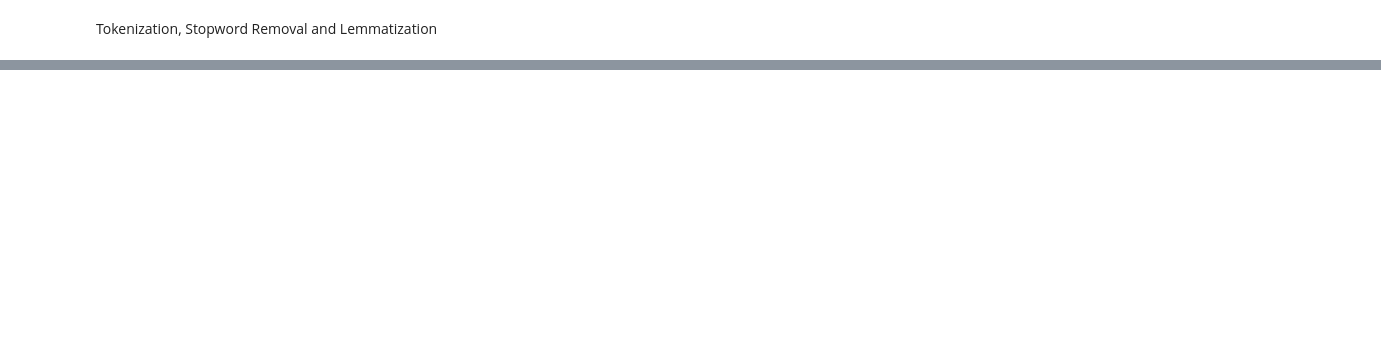
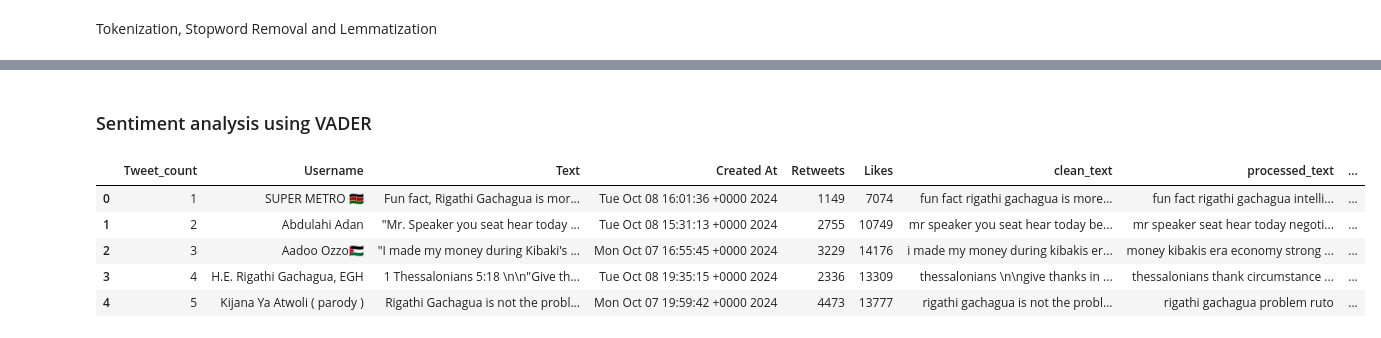
Before and after one commit to data-driven-news/X-sentiment-analysis, a Jupyter notebook: student.ipynb, the cells around one changed output, grey strips where cells are left out. Drawn from its saved outputs; the diff is of its cells as text; code cells hidden in the pictures; blank space fills up the shorter version.

```diff
--- a/student.ipynb
+++ b/student.ipynb
@@ -141,0 +141,24 @@ LookupError:
+# %% [markdown]
+### Sentiment analysis using VADER
+# %%
+analyzer = SentimentIntensityAnalyzer()
+
+def get_vader_sentiment(text):
+    score = analyzer.polarity_scores(text)
+    if score['compound'] >= 0.05:
+        return 'Positive'
+    elif score['compound'] <= -0.05:
+        return 'Negative'
+    else:
+        return 'Neutral'
+
+# Apply VADER sentiment analysis
+df['Vader_Sentiment'] = df['processed_text'].apply(get_vader_sentiment)
+df.head()
+# %% [output]
+|  | Tweet_count | Username | Text | Created At | Retweets | Likes | clean_text | processed_text | ... |
+| 0 | 1 | SUPER METRO 🇰🇪 | Fun fact, Rigathi Gachagua is mor... | Tue Oct 08 16:01:36 +0000 2024 | 1149 | 7074 | fun fact rigathi gachagua is more... | fun fact rigathi gachagua intelli... | ... |
+| 1 | 2 | Abdulahi Adan | "Mr. Speaker you seat hear today ... | Tue Oct 08 15:31:13 +0000 2024 | 2755 | 10749 | mr speaker you seat hear today be... | mr speaker seat hear today negoti... | ... |
+| 2 | 3 | Aadoo Ozzo🇵🇸 | "I made my money during Kibaki's ... | Mon Oct 07 16:55:45 +0000 2024 | 3229 | 14176 | i made my money during kibakis er... | money kibakis era economy strong ... | ... |
+| 3 | 4 | H.E. Rigathi Gachagua, EGH | 1 Thessalonians 5:18 \n\n"Give th... | Tue Oct 08 19:35:15 +0000 2024 | 2336 | 13309 | thessalonians \n\ngive thanks in ... | thessalonians thank circumstance ... | ... |
+| 4 | 5 | Kijana Ya Atwoli ( parody ) | Rigathi Gachagua is not the probl... | Mon Oct 07 19:59:42 +0000 2024 | 4473 | 13777 | rigathi gachagua is not the probl... | rigathi gachagua problem ruto | ... |
```
Also changed, not shown: parts of 12 cells of this notebook, 2 other files.
